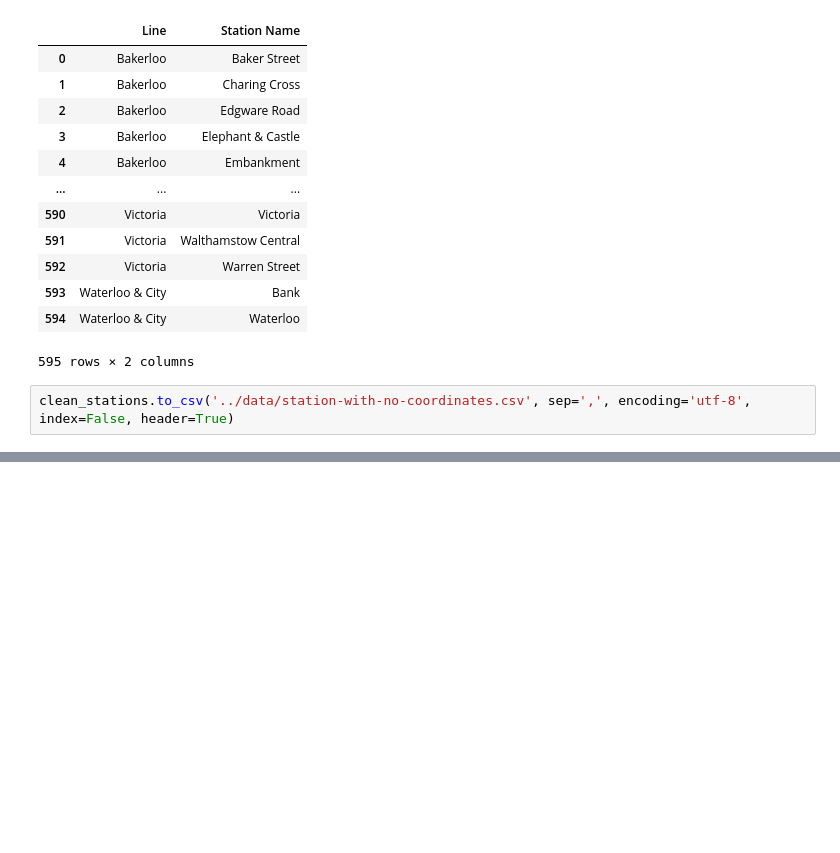
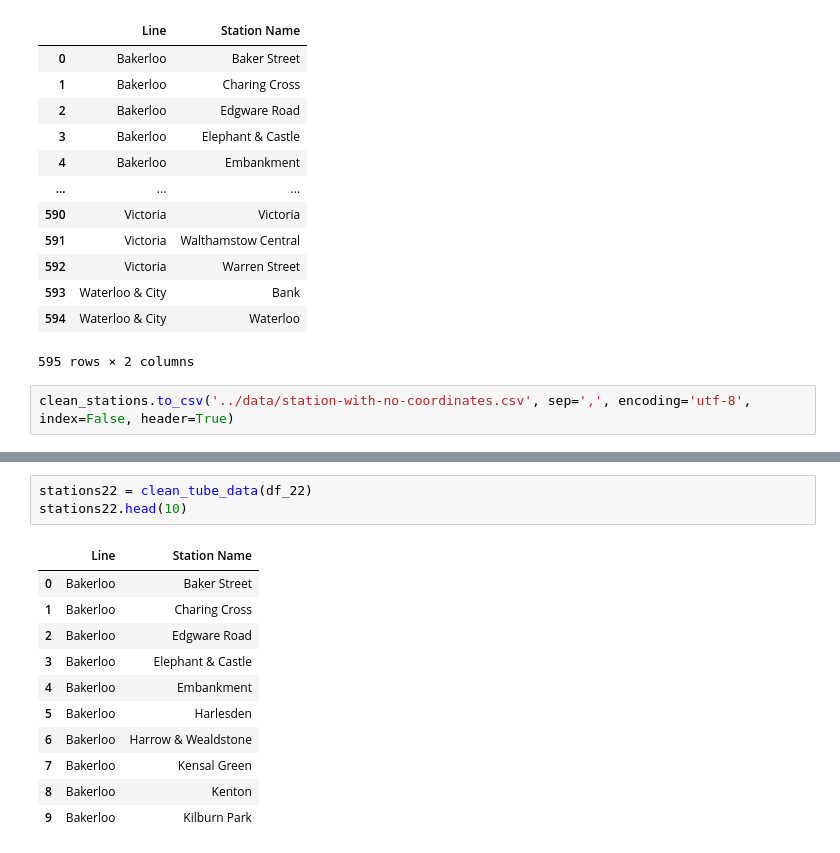
Before and after one commit to AimanxxAnsari/analysis-of-tfl-data, a Jupyter notebook: python-notebooks/draft-data-cleaning.ipynb, the cells around one changed output, grey strips where cells are left out. Cells and saved outputs as stored; diff of their text form; blank space fills up the shorter version.

```diff
--- a/python-notebooks/draft-data-cleaning.ipynb
+++ b/python-notebooks/draft-data-cleaning.ipynb
@@ -74,0 +92,15 @@ clean_stations.to_csv('../data/station-with-no-coordinates.csv', sep=',', encodi
+# %%
+stations22 = clean_tube_data(df_22)
+stations22.head(10)
+# %% [output]
+|  | Line | Station Name |
+| 0 | Bakerloo | Baker Street |
+| 1 | Bakerloo | Charing Cross |
+| 2 | Bakerloo | Edgware Road |
+| 3 | Bakerloo | Elephant & Castle |
+| 4 | Bakerloo | Embankment |
+| 5 | Bakerloo | Harlesden |
+| 6 | Bakerloo | Harrow & Wealdstone |
+| 7 | Bakerloo | Kensal Green |
+| 8 | Bakerloo | Kenton |
+| 9 | Bakerloo | Kilburn Park |
```
Also changed, not shown: parts of 14 cells of this notebook, 4 other files.
